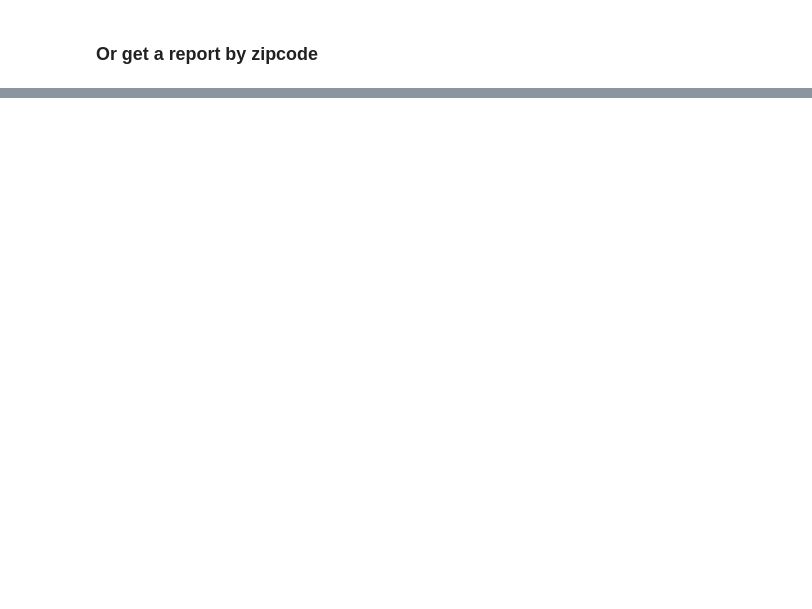
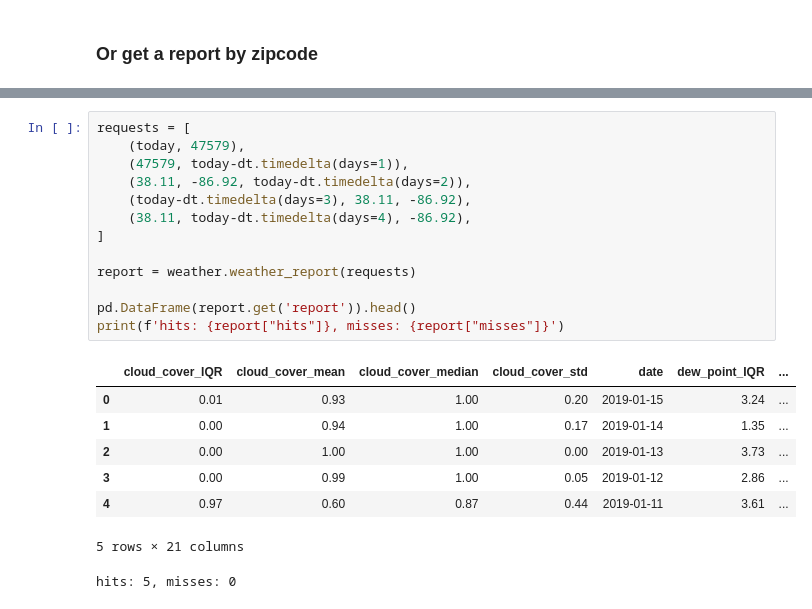
Before and after one commit to aid4mh/gSCAP, a Jupyter notebook: notebooks/demos/weather.ipynb, the cells around one changed output, grey strips where cells are left out. Cells and saved outputs as stored; diff of their text form; blank space fills up the shorter version.

```diff
--- a/notebooks/demos/weather.ipynb
+++ b/notebooks/demos/weather.ipynb
@@ -90,0 +49,22 @@ pd.DataFrame(report.get('report')).head()
+# %%
+requests = [
+    (today, 47579),
+    (47579, today-dt.timedelta(days=1)),
+    (38.11, -86.92, today-dt.timedelta(days=2)),
+    (today-dt.timedelta(days=3), 38.11, -86.92),
+    (38.11, today-dt.timedelta(days=4), -86.92),
+]
+
+report = weather.weather_report(requests)
+
+pd.DataFrame(report.get('report')).head()
+print(f'hits: {report["hits"]}, misses: {report["misses"]}')
+# %% [output]
+|  | cloud_cover_IQR | cloud_cover_mean | cloud_cover_median | cloud_cover_std | date | dew_point_IQR | ... |
+| 0 | 0.01 | 0.93 | 1.00 | 0.20 | 2019-01-15 | 3.24 | ... |
+| 1 | 0.00 | 0.94 | 1.00 | 0.17 | 2019-01-14 | 1.35 | ... |
+| 2 | 0.00 | 1.00 | 1.00 | 0.00 | 2019-01-13 | 3.73 | ... |
+| 3 | 0.00 | 0.99 | 1.00 | 0.05 | 2019-01-12 | 2.86 | ... |
+| 4 | 0.97 | 0.60 | 0.87 | 0.44 | 2019-01-11 | 3.61 | ... |
+5 rows × 21 columns
+hits: 5, misses: 0
```
Also changed, not shown: parts of 11 cells of this notebook, 4 other files.
